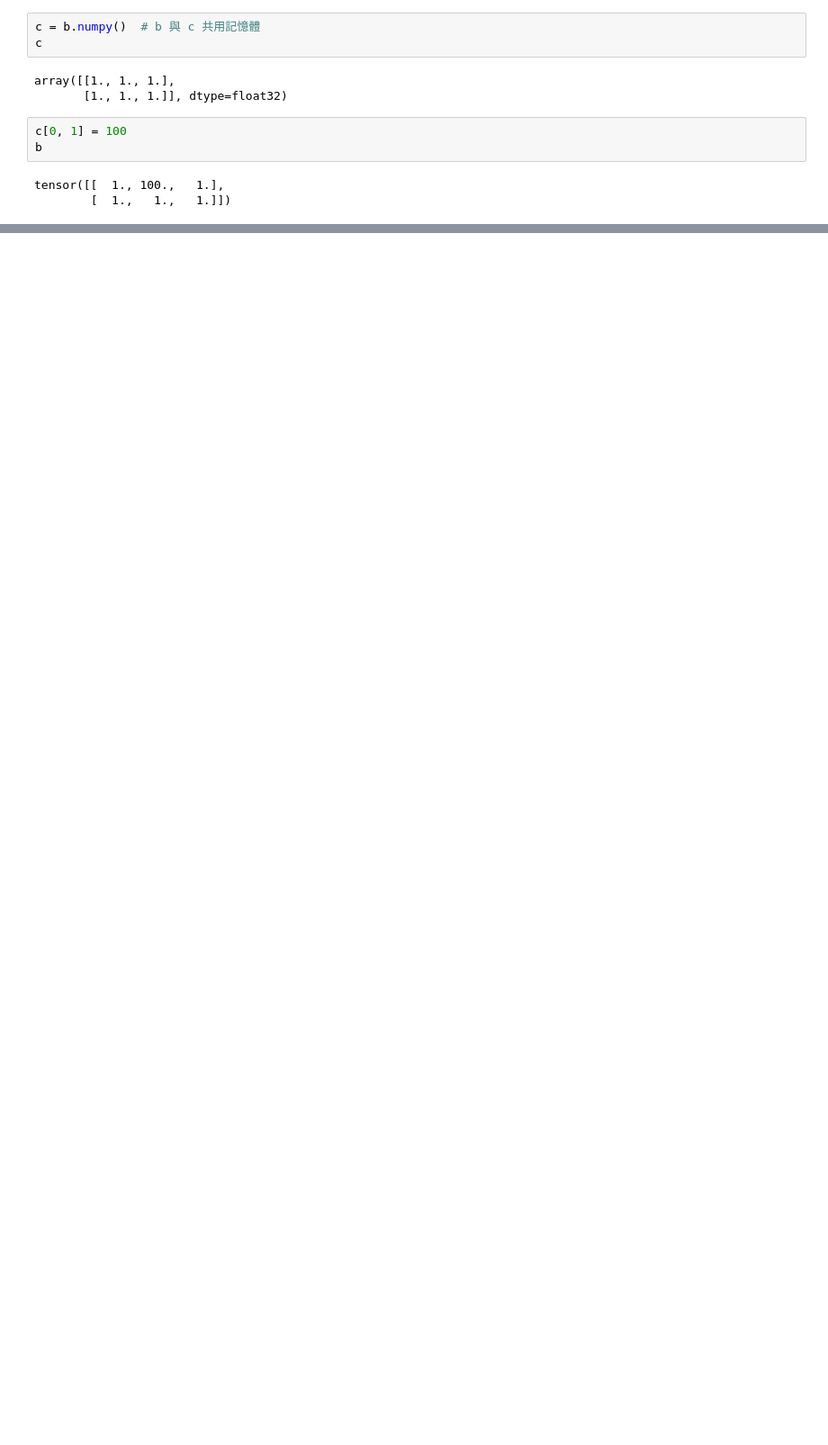
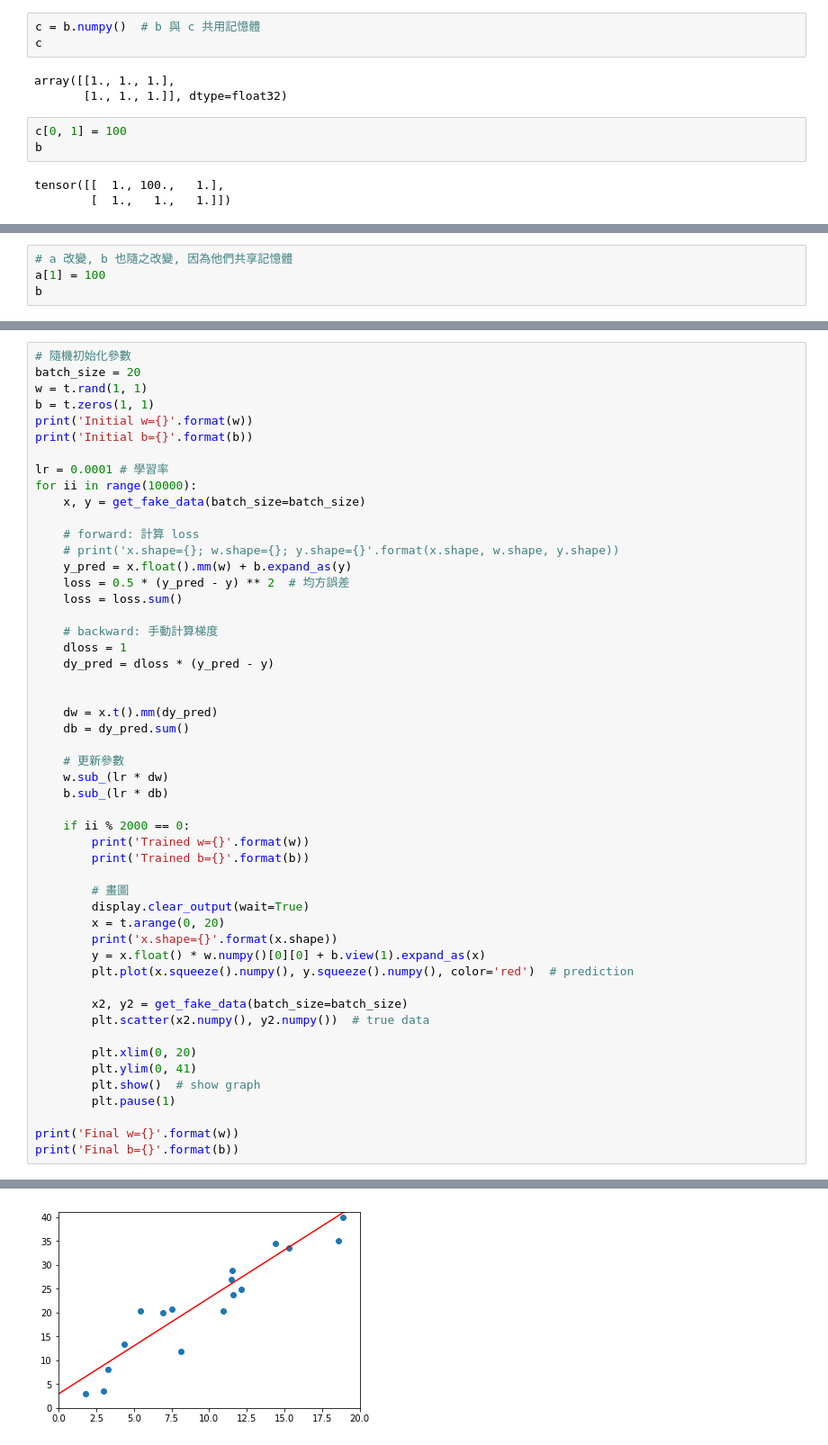
Before and after one commit to johnklee/pytorch_tutorials, a Jupyter notebook: ch03/Ch3_1.ipynb, the cells around one changed output, grey strips where cells are left out. Shown at 90% size. Cells and saved outputs as stored; diff of their text form; blank space fills up the shorter version.

```diff
--- a/ch03/Ch3_1.ipynb
+++ b/ch03/Ch3_1.ipynb
@@ -721,0 +788,4 @@ tensor([[  0., 100.,   1.],
+# %%
+# a 改變, b 也隨之改變, 因為他們共享記憶體
+a[1] = 100
+b
@@ -721,0 +949,52 @@ tensor([[  0., 100.,   1.],
+# %%
+# 隨機初始化參數
+batch_size = 20
+w = t.rand(1, 1)
+b = t.zeros(1, 1)
+print('Initial w={}'.format(w))
+print('Initial b={}'.format(b))
+
+lr = 0.0001 # 學習率
+for ii in range(10000):
+    x, y = get_fake_data(batch_size=batch_size)
+
+    # forward: 計算 loss
+    # print('x.shape={}; w.shape={}; y.shape={}'.format(x.shape, w.shape, y.shape))
+    y_pred = x.float().mm(w) + b.expand_as(y)
+    loss = 0.5 * (y_pred - y) ** 2  # 均方誤差
+    loss = loss.sum()
+
+    # backward: 手動計算梯度
+    dloss = 1
+    dy_pred = dloss * (y_pred - y)
+
+
+    dw = x.t().mm(dy_pred)
+    db = dy_pred.sum()
+
+    # 更新參數
+    w.sub_(lr * dw)
+    b.sub_(lr * db)
+
+    if ii % 2000 == 0:
+        print('Trained w={}'.format(w))
+        print('Trained b={}'.format(b))
+
+        # 畫圖
+        display.clear_output(wait=True)
+        x = t.arange(0, 20)
+        print('x.shape={}'.format(x.shape))
+        y = x.float() * w.numpy()[0][0] + b.view(1).expand_as(x)
+        plt.plot(x.squeeze().numpy(), y.squeeze().numpy(), color='red')  # prediction
+
+        x2, y2 = get_fake_data(batch_size=batch_size)
+        plt.scatter(x2.numpy(), y2.numpy())  # true data
+
+        plt.xlim(0, 20)
+        plt.ylim(0, 41)
+        plt.show()  # show graph
+        plt.pause(1)
+
+print('Final w={}'.format(w))
+print('Final b={}'.format(b))
+# %% [output]
@@ -721,0 +1002 @@ tensor([[  0., 100.,   1.],
+[figure, added]
```
Also changed, not shown: parts of 58 cells of this notebook, 2 other files.
